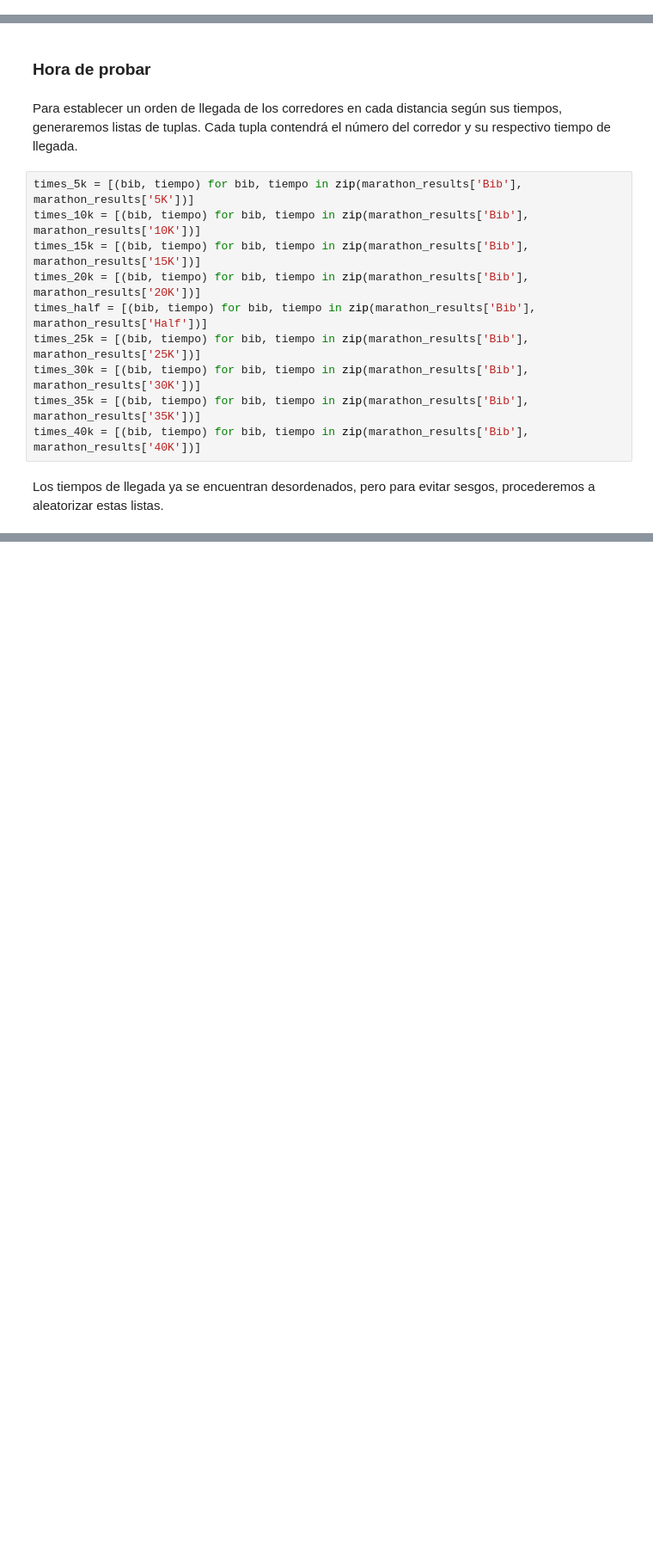
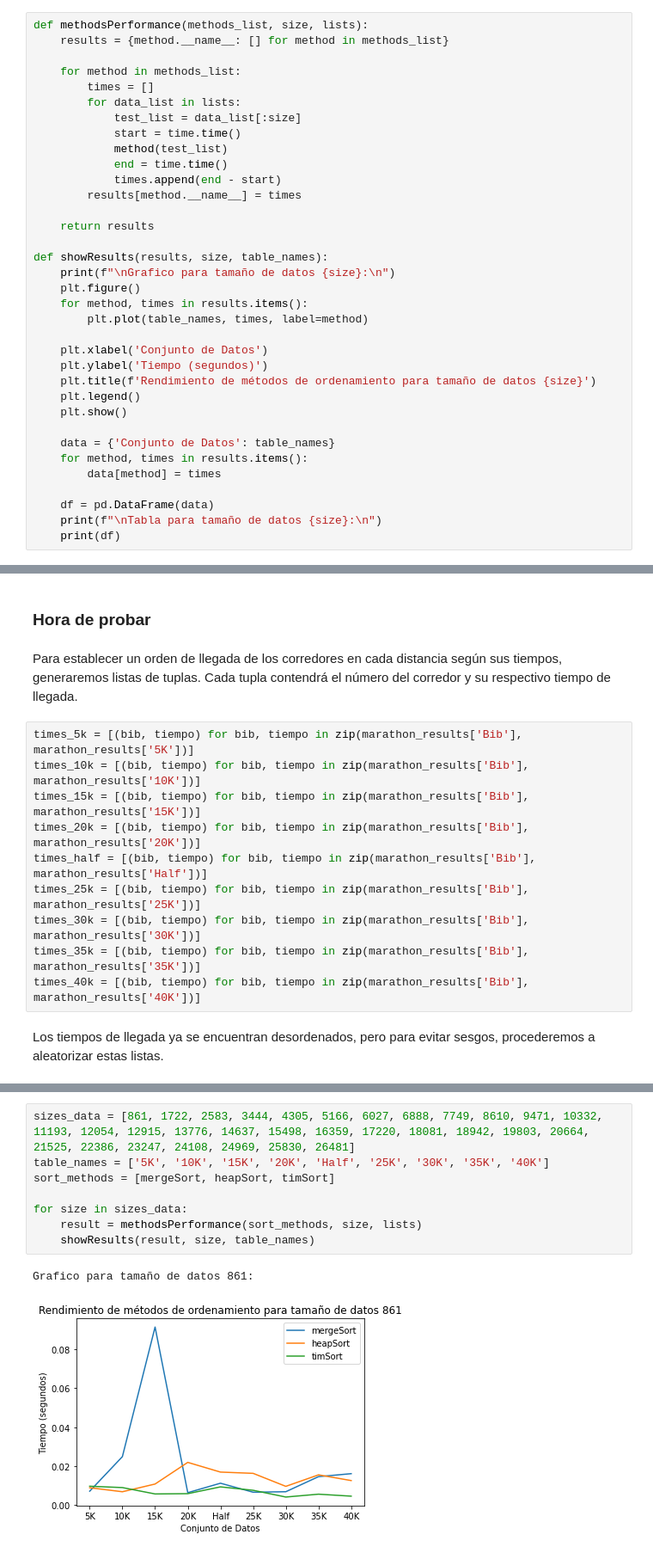
Before and after one commit to natandreli/final-exam-data-structures, a Jupyter notebook: punto-1/sort-methods-test.ipynb, the cells around one changed output, grey strips where cells are left out. Shown at 86% size. Saved outputs shown, nothing was run; the diff lists cells and outputs as text; blank space fills up the shorter version.

Commit message:
Trying with different performance methods

```diff
--- a/punto-1/sort-methods-test.ipynb
+++ b/punto-1/sort-methods-test.ipynb
@@ -3 +138,36 @@
+# %%
+def methodsPerformance(methods_list, size, lists):
+    results = {method.__name__: [] for method in methods_list}
+
+    for method in methods_list:
+        times = []
+        for data_list in lists:
+            test_list = data_list[:size]
+            start = time.time()
+            method(test_list)
+            end = time.time()
+            times.append(end - start)
+        results[method.__name__] = times
+
+    return results
+
+def showResults(results, size, table_names):
+    print(f"\nGrafico para tamaño de datos {size}:\n")
+    plt.figure()
+    for method, times in results.items():
+        plt.plot(table_names, times, label=method)
+
+    plt.xlabel('Conjunto de Datos')
+    plt.ylabel('Tiempo (segundos)')
+    plt.title(f'Rendimiento de métodos de ordenamiento para tamaño de datos {size}')
+    plt.legend()
+    plt.show()
+
+    data = {'Conjunto de Datos': table_names}
+    for method, times in results.items():
+        data[method] = times
+
+    df = pd.DataFrame(data)
+    print(f"\nTabla para tamaño de datos {size}:\n")
+    print(df)
 # %% [markdown]
@@ -221,0 +389,11 @@ Lista aleatorizada: [('5450', 15192.0), ('1589', 9849.0), ('10554', 14195.0), ('
+# %%
+sizes_data = [861, 1722, 2583, 3444, 4305, 5166, 6027, 6888, 7749, 8610, 9471, 10332, 11193, 12054, 12915, 13776, 14637, 15498, 16359, 17220, 18081, 18942, 19803, 20664, 21525, 22386, 23247, 24108, 24969, 25830, 26481]
+table_names = ['5K', '10K', '15K', '20K', 'Half', '25K', '30K', '35K', '40K']
+sort_methods = [mergeSort, heapSort, timSort]
+
+for size in sizes_data:
+    result = methodsPerformance(sort_methods, size, lists)
+    showResults(result, size, table_names)
+# %% [output]
+Grafico para tamaño de datos 861:
+[figure, added]
```
Also changed, not shown: parts of 20 cells of this notebook, 6 other files.
